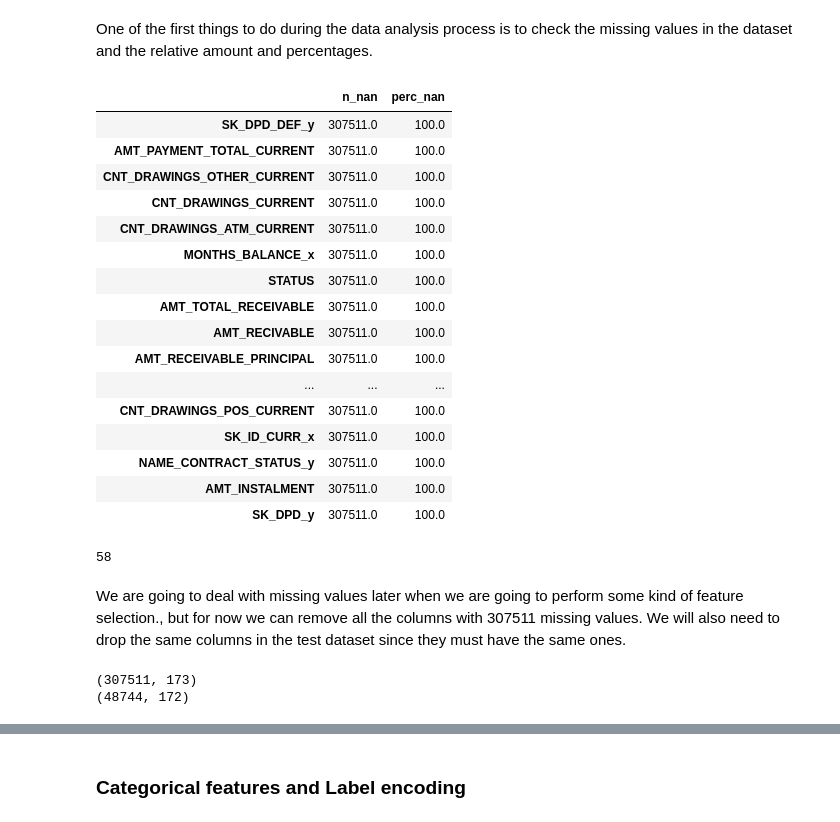
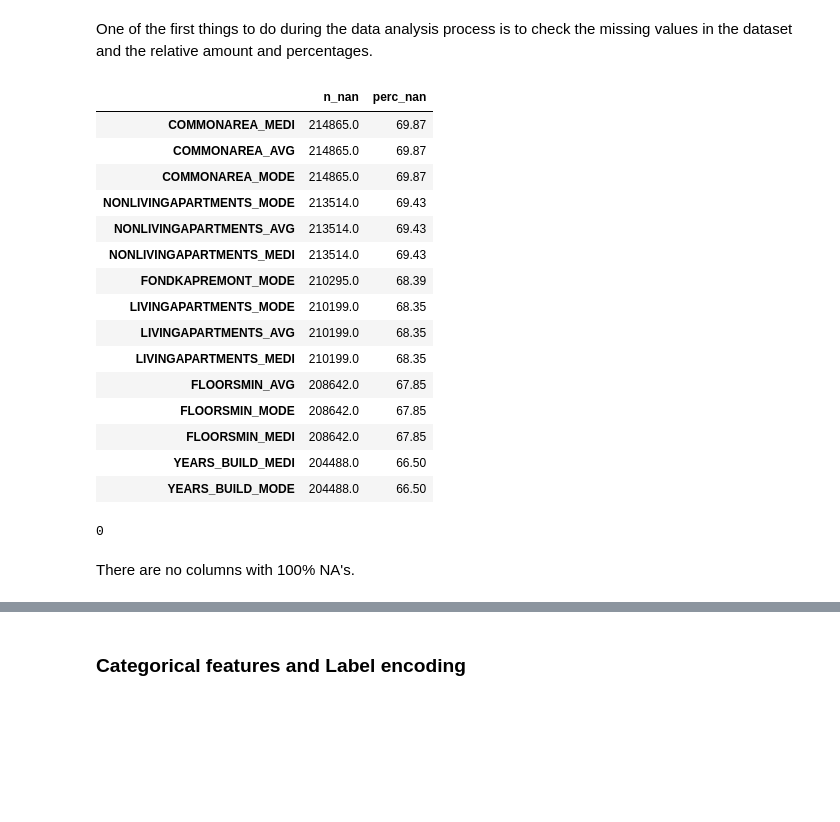
Before and after one commit to paolomandica/FDS-home-credit-default-risk, a Jupyter notebook: main-paolo.ipynb, the cells around one changed output, grey strips where cells are left out. Cells and saved outputs as stored; diff of their text form; code cells hidden in the pictures; blank space fills up the shorter version.

Commit message:
REMOVED merging code. TO be redone with featuretools

```diff
--- a/main-paolo.ipynb
+++ b/main-paolo.ipynb
@@ -22,8 +22,3 @@ app_train.head()
 5 rows × 122 columns
 # %% [markdown]
 After the loading of the main dataset, we are going to load all the secondary data and merge it to the main dataframes.
-# %%
-app_train.set_index('SK_ID_CURR', inplace=True)
-app_test.set_index('SK_ID_CURR', inplace=True)
-print("app_train index: ", app_train.index.name)
-print("app_test index: ", app_test.index.name)
@@ -169,29 +88,26 @@ def check_missing_values(df):
 
     return nan_df.sort_values(by=['n_nan'], ascending=False)
 # %%
-nan_values = check_missing_values(data_train)
-nan_values.head(25)
+nan_values = check_missing_values(app_train)
+nan_values.head(15)
 # %% [output]
 |  | n_nan | perc_nan |
-| SK_DPD_DEF_y | 307511.0 | 100.0 |
-| AMT_PAYMENT_TOTAL_CURRENT | 307511.0 | 100.0 |
-| CNT_DRAWINGS_OTHER_CURRENT | 307511.0 | 100.0 |
-| CNT_DRAWINGS_CURRENT | 307511.0 | 100.0 |
-| CNT_DRAWINGS_ATM_CURRENT | 307511.0 | 100.0 |
-| MONTHS_BALANCE_x | 307511.0 | 100.0 |
-| STATUS | 307511.0 | 100.0 |
-| AMT_TOTAL_RECEIVABLE | 307511.0 | 100.0 |
-| AMT_RECIVABLE | 307511.0 | 100.0 |
-| AMT_RECEIVABLE_PRINCIPAL | 307511.0 | 100.0 |
-| ... | ... | ... |
-| CNT_DRAWINGS_POS_CURRENT | 307511.0 | 100.0 |
-| SK_ID_CURR_x | 307511.0 | 100.0 |
-| NAME_CONTRACT_STATUS_y | 307511.0 | 100.0 |
-| AMT_INSTALMENT | 307511.0 | 100.0 |
-| SK_DPD_y | 307511.0 | 100.0 |
+| COMMONAREA_MEDI | 214865.0 | 69.87 |
+| COMMONAREA_AVG | 214865.0 | 69.87 |
+| COMMONAREA_MODE | 214865.0 | 69.87 |
+| NONLIVINGAPARTMENTS_MODE | 213514.0 | 69.43 |
+| NONLIVINGAPARTMENTS_AVG | 213514.0 | 69.43 |
+| NONLIVINGAPARTMENTS_MEDI | 213514.0 | 69.43 |
+| FONDKAPREMONT_MODE | 210295.0 | 68.39 |
+| LIVINGAPARTMENTS_MODE | 210199.0 | 68.35 |
+| LIVINGAPARTMENTS_AVG | 210199.0 | 68.35 |
+| LIVINGAPARTMENTS_MEDI | 210199.0 | 68.35 |
+| FLOORSMIN_AVG | 208642.0 | 67.85 |
+| FLOORSMIN_MODE | 208642.0 | 67.85 |
+| FLOORSMIN_MEDI | 208642.0 | 67.85 |
+| YEARS_BUILD_MEDI | 204488.0 | 66.50 |
+| YEARS_BUILD_MODE | 204488.0 | 66.50 |
 # %%
-nan_values[nan_values['perc_nan']>60].shape[0]
+nan_values[nan_values['perc_nan']==100].shape[0]
 # %% [output]
-58
+0
-# %% [markdown]
-We are going to deal with missing values later when we are going to perform some kind of feature selection., but for now we can remove all the columns with 307511 missing values. We will also need to drop the same columns in the test dataset since they must have the same ones.
@@ -201,6 +114,2 @@ data_test.drop(columns=nan_values[nan_values['n_nan'] == 307511].index.to_list()
-# %%
-print(data_train.shape)
-print(data_test.shape)
-# %% [output]
-(307511, 173)
-(48744, 172)
+# %% [markdown]
+There are no columns with 100% NA's.
```
Also changed, not shown: parts of 27 cells of this notebook.
